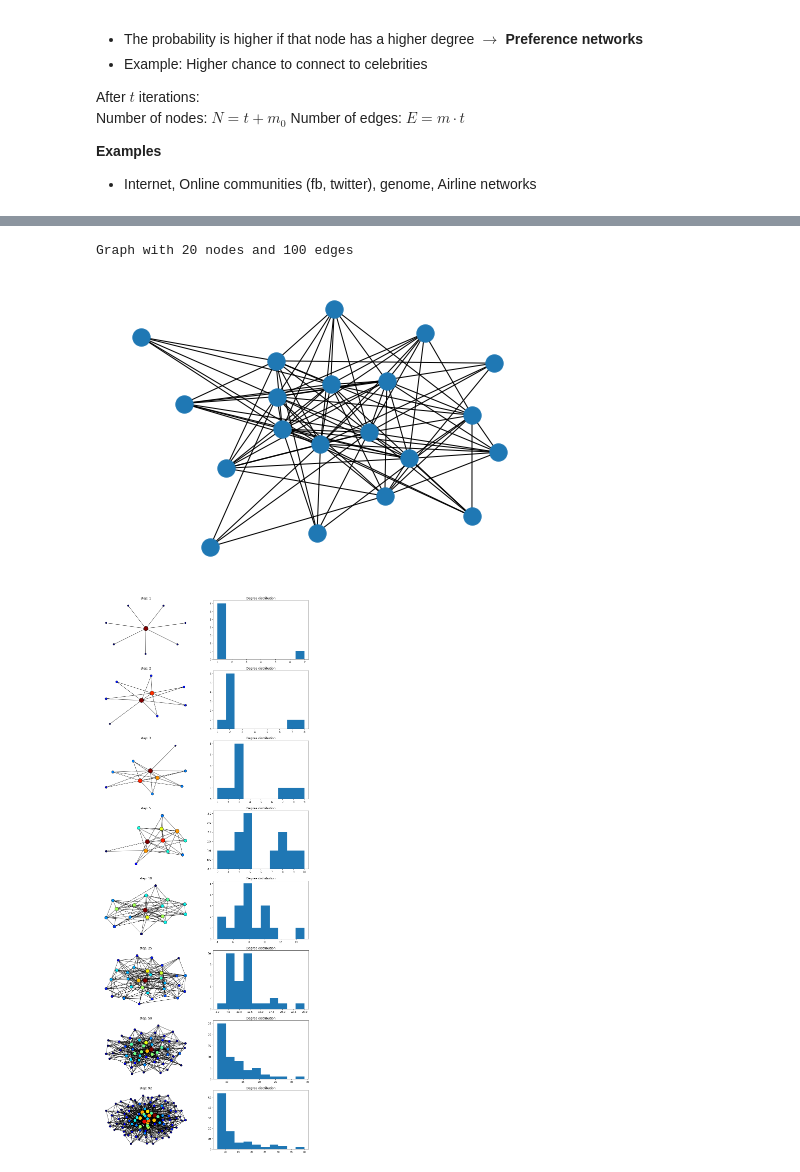
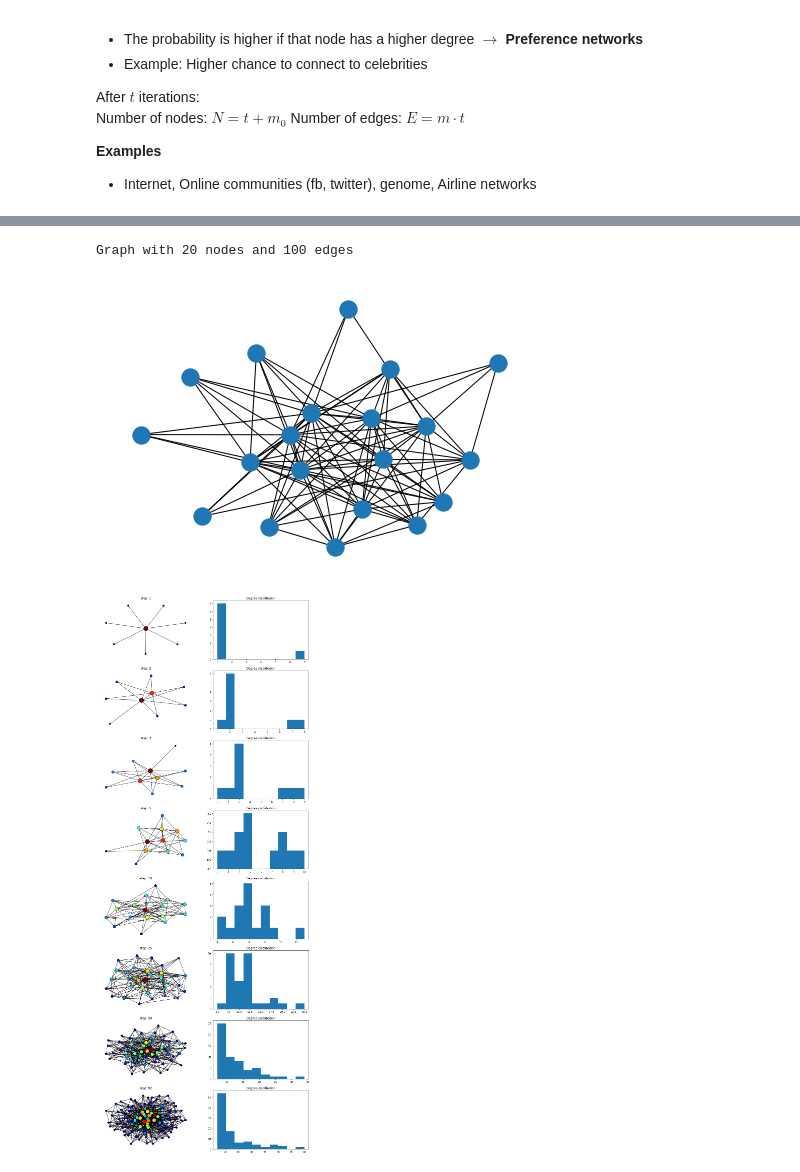
Before and after one commit to zademn/netsci-labs, a Jupyter notebook: Lab4-Small-worlds/Small_worlds.ipynb, the cells around one changed output, grey strips where cells are left out. Drawn from its saved outputs; the diff is of its cells as text; code cells hidden in the pictures.

```diff
--- a/Lab4-Small-worlds/Small_worlds.ipynb
+++ b/Lab4-Small-worlds/Small_worlds.ipynb
@@ -156,3 +161,9 @@ plt.legend()
 - It takes a lot of randomness to ruin the clustering but a very small amount to create shortcuts
 
 ![image.png](attachment:159ce78d-3b36-45de-855e-75811fc2a5b6.png)
+# %%
+
+n = 100
+k = 4
+p = 0.1
+G = nx.watts_strogatz_graph(n, k, p) # p = probability of rewiring each edge
@@ -206,6 +221,8 @@ def attach(node, m, G):
         G: nx.Graph
             The graph to add the node to
     """
+
+    assert(node == G.number_of_nodes() + 1)
     # Create a probability distribution for all nodes
     degrees = np.array([G.degree(u) for u in G.nodes])
     ps = degrees / np.sum(degrees)
@@ -244,12 +265,12 @@ def barabasi_albert_graph(n: int, m: int, initial_graph = None):
 # %%
 n = 20
 m = 10
 G = barabasi_albert_graph(n, m)
 print(G)
-nx.draw(G)
+nx.draw_kamada_kawai(G)
 # %% [output]
 Graph with 20 nodes and 100 edges
-[figure, old version]
+[figure, new version]
 # %%
 # Evolution:
 n = 100
```
Also changed, not shown: parts of 9 cells of this notebook, 1 other file.
